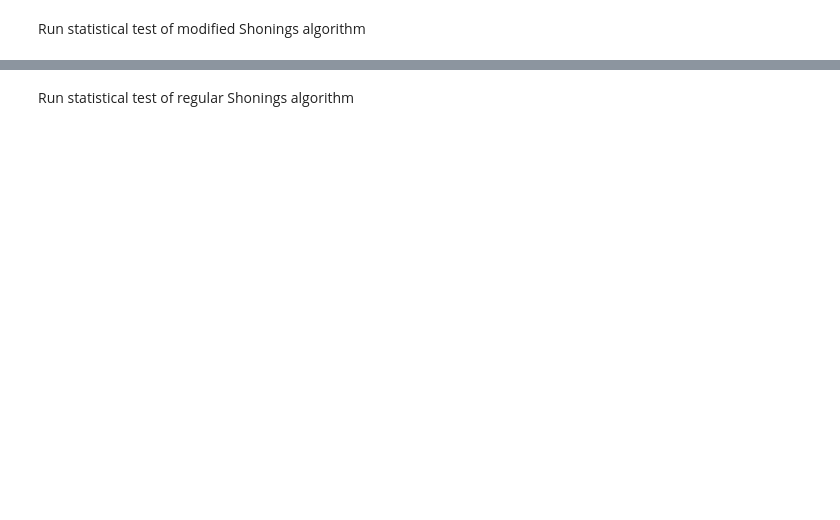
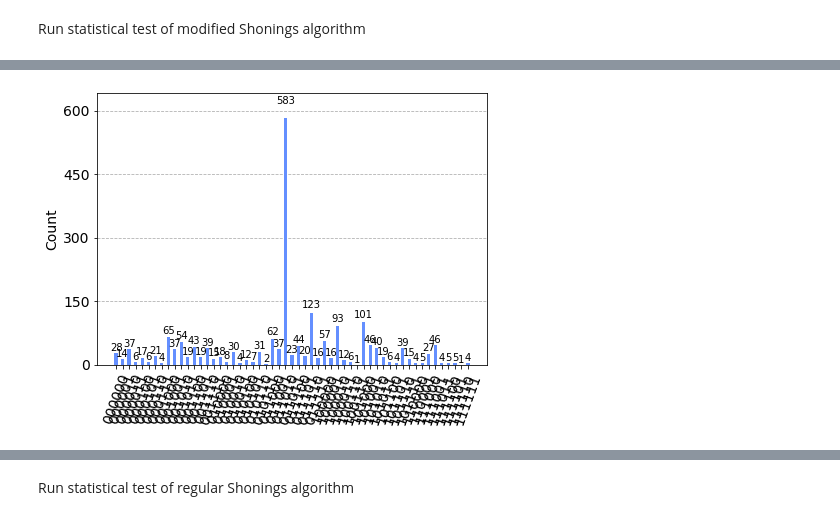
Before and after one commit to ColeLovesSpace/Quantum-3SAT, a Jupyter notebook: CleanTest/TestPS.ipynb, the cells around one changed output, grey strips where cells are left out. Drawn from its saved outputs; the diff is of its cells as text; code cells hidden in the pictures; blank space fills up the shorter version.

```diff
--- a/CleanTest/TestPS.ipynb
+++ b/CleanTest/TestPS.ipynb
@@ -264,0 +327,95 @@ for sat in par['satList']:
+# %%
+DM = 0
+DM2= 0
+l = 0
+for sat in par['satList']:
+    par['sat'] = sat
+
+    solutions = exhausting(par['sat'],par['nC'],par['nQ'])
+    print(solutions)
+
+    #quantum run
+#     maxIt = par['maxIt']#c#n**2
+    par['numIt'] = 1
+    entropyList = []
+    entropyList2 = []
+    probList = []
+
+    it = 4
+
+    if par['gpu']:
+        # Initialize a GPU backend
+        try:
+            simulator_density_matrix = Aer.get_backend('aer_simulator_density_matrix')
+            simulator_density_matrix.set_options(device='GPU')
+        except AerError as e:
+            print(e)
+
+#         for it in xs:
+        par['numIt']  = it
+        shots = 100000
+
+        # Build circuit
+        start = time.time()
+        qc = buildCircuit(par,True)
+        circ = transpile(qc, simulator_density_matrix, optimization_level=0)
+        job_density_matrix = simulator_density_matrix.run(circ, shots=shots)
+        counts_density_matrix = job_density_matrix.result().get_counts(0)
+
+        print("Iteration "+str(par['numIt'])+" took " + str(start-time.time()))
+        print("counts_density_matrix: " + str(len(counts_density_matrix)))
+        total = 0
+        for state in counts_density_matrix:
+            if(checkSAT(par['sat'], int(state, 2), len(par['sat']), par['nQ'])):
+                total += counts_density_matrix[state]
+
+        probList.append(total/shots)
+        print("Total probability:" + str(total/shots))
+
+    else:
+#         for it in xs:
+        par['numIt']  = it
+
+        # Build circuit
+        start = time.time()
+        qc = buildCircuit(par,False)
+
+        if(par['statevector']):
+            # Execute and get counts
+            DM = qi.DensityMatrix.from_instruction(qc)
+            # probs = DM.probabilities_dict()
+            DM2 = qi.partial_trace(DM,[par['nQ']])
+            probs = DM2.probabilities_dict()
+            entropyList.append(qi.entropy(DM2))
+
+        print("Iteration " + str(it) + " took " + str(start-time.time()))
+
+        names = list(probs.keys())
+        values = list(probs.values())
+
+        totalProb = 0
+        for s in solutions:
+            totalProb += list(probs.values())[s]
+        probList.append(totalProb)
+        print("Total probability:" + str(totalProb))
+
+#         plt.plot(xs, entropyList, c='red')
+    #     plt.plot(xs, entropyList2, c='magenta')
+#         plt.show()
+    l+=1
+
+#     plt.rcParams['text.usetex'] = True
+#     plt.rcParams["figure.figsize"] = (5,3)
+#     plt.plot(base[:-1], cumulative, c='blue',label="ModSchonings")
+#     plt.plot(baseS[:-1], cumulativeS, c='green',label="Schonings")
+#     plt.plot(xs, probList, c='red',label="Q-SAT")
+#     plt.axis([1,par['maxIt'],0,1])
+#     plt.ylabel('$P_{solved}(i)$')
+#     plt.xlabel('$i$')
+#     plt.title('$n={n}$, $s={s}$'.format(n=par['nQ'],s=par['numRepeats']))
+#     plt.legend()
+#     plt.savefig('plots/hardProbs/phase-n{n}-s{s}-l{l}.png'.format(n=par['nQ'],s=par['numRepeats'],l=l),dpi=800)
+# plot_state_city(DM2)
+results = DM2.sample_counts(shots=2000)
+plot_histogram(results)
+# %% [output]
@@ -264,0 +425 @@ for sat in par['satList']:
+[figure, added]
```
Also changed, not shown: parts of 9 cells of this notebook, 57 other files.
